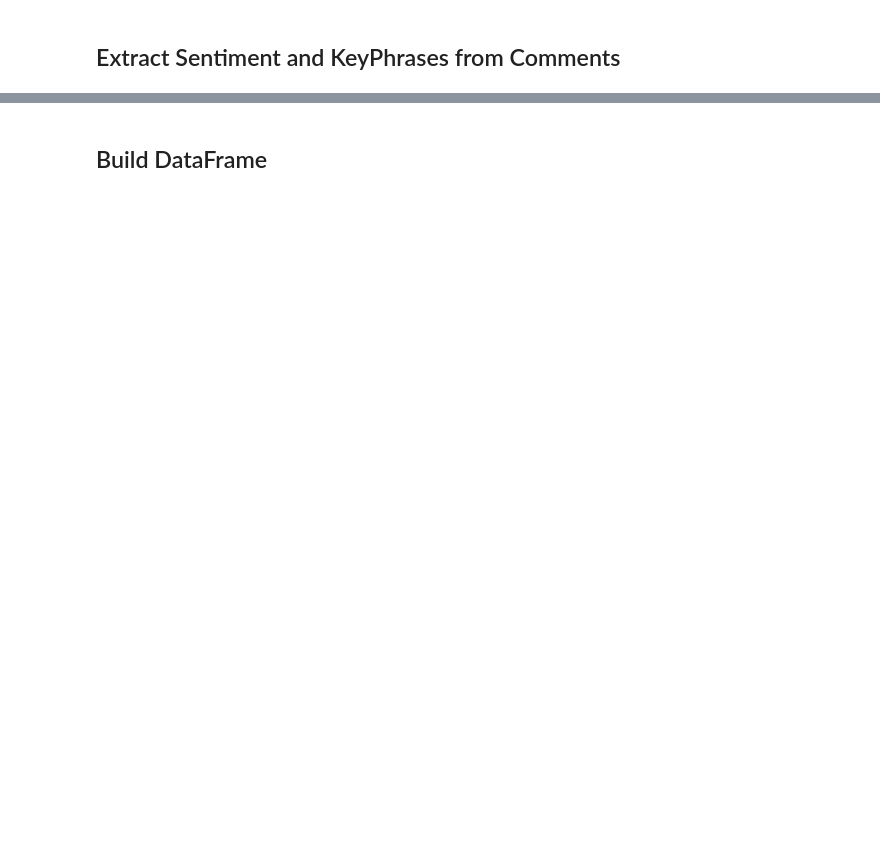
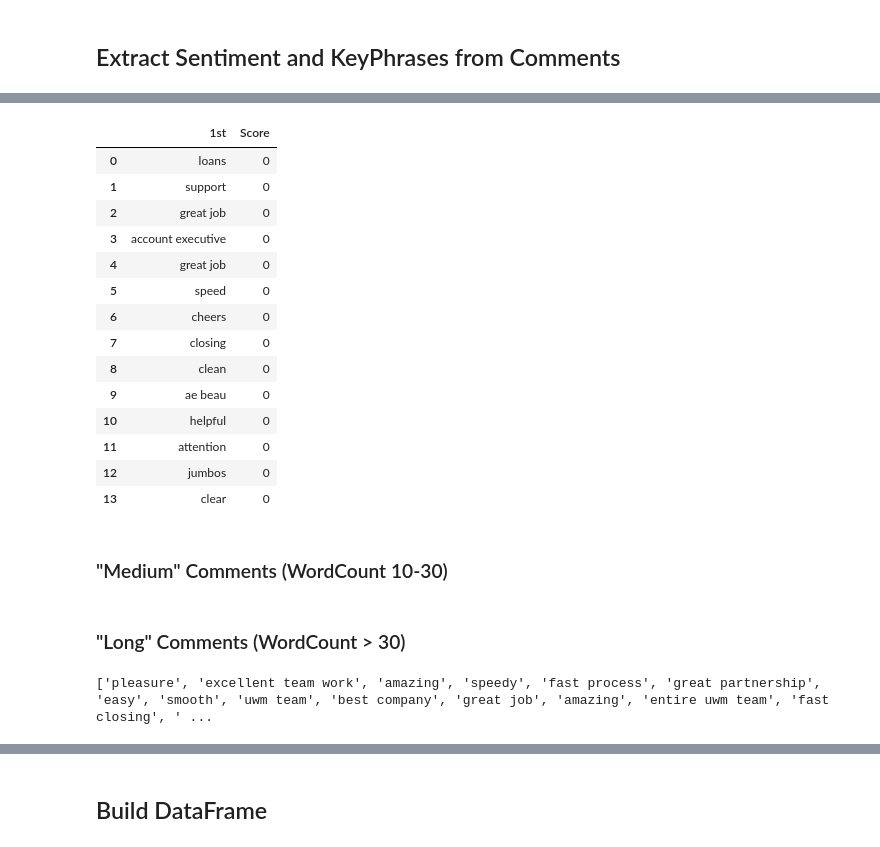
Before and after one commit to leah-apking/project3.1, a Jupyter notebook: PKE.ipynb, the cells around one changed output, grey strips where cells are left out. Cells and saved outputs as stored; diff of their text form; code cells hidden in the pictures; blank space fills up the shorter version.

```diff
--- a/PKE.ipynb
+++ b/PKE.ipynb
@@ -106,0 +136,39 @@ for n in range(len(nps_comments)):
+# %%
+sentimentlist1 = []
+
+ranklist1 = []
+phraselist1= []
+# scorelist1 = []
+
+def sentiment1(text):
+
+  sentiment_pipeline = pipeline("sentiment-analysis")
+
+  sentiments = sentiment_pipeline(text)
+
+  for s, data in enumerate(sentiments):
+
+    sentimentlist1.append(data)
+
+def pke_extract1(text):
+
+  extractor = pke.unsupervised.TopicRank()
+
+  extractor.load_document(input=text, language='en')
+
+  extractor.candidate_selection()
+
+  extractor.candidate_weighting()
+
+  keyphrases1 = extractor.get_n_best(n=1, stemming=False)
+
+  for i, (candidate, score) in enumerate(keyphrases1):
+
+    ranklist1.append(i)
+    phraselist1.append(candidate)
+    # scorelist1.append(score)
+
+for n in range(len(nps_short)):
+    text = nps_short.iloc[n,1]
+    sentiment1(text)
+    pke_extract1(text)
@@ -106,0 +193,21 @@ for n in range(len(nps_comments)):
+# %%
+words1 = pd.DataFrame(list(zip(phraselist1, ranklist1)), columns = ['1st', 'Rank'])
+words1
+# %% [output]
+|  | 1st | Score |
+| 0 | loans | 0 |
+| 1 | support | 0 |
+| 2 | great job | 0 |
+| 3 | account executive | 0 |
+| 4 | great job | 0 |
+| 5 | speed | 0 |
+| 6 | cheers | 0 |
+| 7 | closing | 0 |
+| 8 | clean | 0 |
+| 9 | ae beau | 0 |
+| 10 | helpful | 0 |
+| 11 | attention | 0 |
+| 12 | jumbos | 0 |
+| 13 | clear | 0 |
+# %% [markdown]
+### "Medium" Comments (WordCount 10-30)
@@ -106,0 +252,2 @@ for n in range(len(nps_comments)):
+# %% [markdown]
+### "Long" Comments (WordCount > 30)
@@ -107 +292,5 @@ for n in range(len(nps_comments)):
+# %%
+print(phraselist)
+# %% [output]
+['pleasure', 'excellent team work', 'amazing', 'speedy', 'fast process', 'great partnership', 'easy', 'smooth', 'uwm team', 'best company', 'great job', 'amazing', 'entire uwm team', 'fast closing', ' ...
 # %%
```
Also changed, not shown: parts of 25 cells of this notebook.
